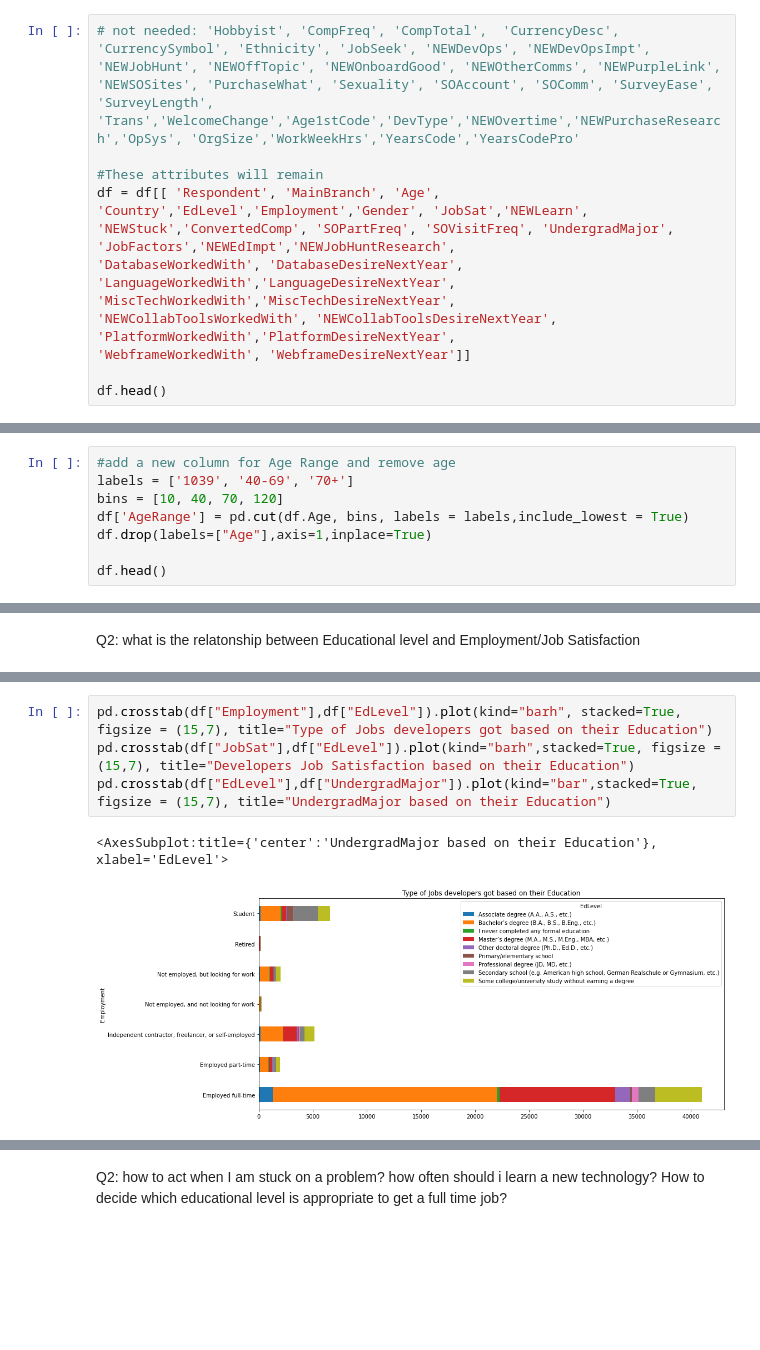
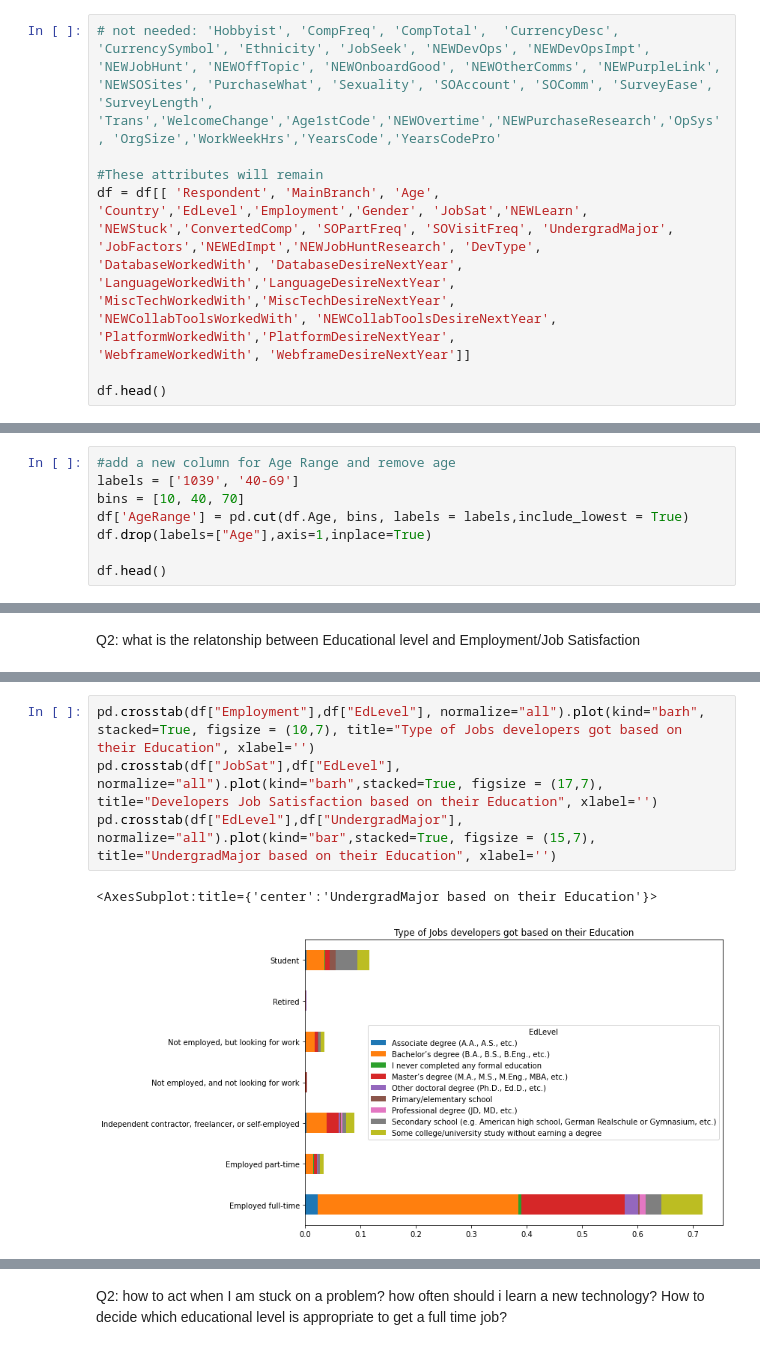
Before and after one commit to wandki/DSND-Data-Science-Blog-Post, a Jupyter notebook: StackOverflowDeveloperSurvey.ipynb, the cells around one changed output, grey strips where cells are left out. Saved outputs shown, nothing was run; the diff lists cells and outputs as text; blank space fills up the shorter version.

```diff
--- a/StackOverflowDeveloperSurvey.ipynb
+++ b/StackOverflowDeveloperSurvey.ipynb
@@ -24,10 +27,10 @@ df.head()
 # %% [markdown]
 - keep only columns we are interested in and remove out of scope columns
 # %%
-# not needed: 'Hobbyist', 'CompFreq', 'CompTotal',  'CurrencyDesc', 'CurrencySymbol', 'Ethnicity', 'JobSeek', 'NEWDevOps', 'NEWDevOpsImpt',  'NEWJobHunt', 'NEWOffTopic', 'NEWOnboardGood', 'NEWOtherComms', 'NEWPurpleLink', 'NEWSOSites', 'PurchaseWhat', 'Sexuality', 'SOAccount', 'SOComm', 'SurveyEase', 'SurveyLength', 'Trans','WelcomeChange','Age1stCode','DevType','NEWOvertime','NEWPurchaseResearch','OpSys', 'OrgSize','WorkWeekHrs','YearsCode','YearsCodePro'
+# not needed: 'Hobbyist', 'CompFreq', 'CompTotal',  'CurrencyDesc', 'CurrencySymbol', 'Ethnicity', 'JobSeek', 'NEWDevOps', 'NEWDevOpsImpt',  'NEWJobHunt', 'NEWOffTopic', 'NEWOnboardGood', 'NEWOtherComms', 'NEWPurpleLink', 'NEWSOSites', 'PurchaseWhat', 'Sexuality', 'SOAccount', 'SOComm', 'SurveyEase', 'SurveyLength', 'Trans','WelcomeChange','Age1stCode','NEWOvertime','NEWPurchaseResearch','OpSys', 'OrgSize','WorkWeekHrs','YearsCode','YearsCodePro'
 
 #These attributes will remain
-df = df[[ 'Respondent', 'MainBranch', 'Age', 'Country','EdLevel','Employment','Gender', 'JobSat','NEWLearn', 'NEWStuck','ConvertedComp', 'SOPartFreq', 'SOVisitFreq', 'UndergradMajor', 'JobFactors','NEWEdImpt','NEWJobHuntResearch',
+df = df[[ 'Respondent', 'MainBranch', 'Age', 'Country','EdLevel','Employment','Gender', 'JobSat','NEWLearn', 'NEWStuck','ConvertedComp', 'SOPartFreq', 'SOVisitFreq', 'UndergradMajor', 'JobFactors','NEWEdImpt','NEWJobHuntResearch', 'DevType',
 'DatabaseWorkedWith', 'DatabaseDesireNextYear',
 'LanguageWorkedWith','LanguageDesireNextYear',
 'MiscTechWorkedWith','MiscTechDesireNextYear',
@@ -48,8 +51,8 @@ df.head()
 - Create new column for Age Range and drop the "Age" (not needed)
 # %%
 #add a new column for Age Range and remove age
-labels = ['1039', '40-69', '70+']
-bins = [10, 40, 70, 120]
+labels = ['1039', '40-69']
+bins = [10, 40, 70]
 df['AgeRange'] = pd.cut(df.Age, bins, labels = labels,include_lowest = True)
 df.drop(labels=["Age"],axis=1,inplace=True)
 
@@ -213,7 +229,7 @@ Q2: what is the relatonship between Educational level and Employment/Job Satisfa
 # %%
-pd.crosstab(df["Employment"],df["EdLevel"]).plot(kind="barh", stacked=True, figsize = (15,7), title="Type of Jobs developers got based on their Education")
-pd.crosstab(df["JobSat"],df["EdLevel"]).plot(kind="barh",stacked=True, figsize = (15,7), title="Developers Job Satisfaction based on their Education")
-pd.crosstab(df["EdLevel"],df["UndergradMajor"]).plot(kind="bar",stacked=True, figsize = (15,7), title="UndergradMajor based on their Education")
+pd.crosstab(df["Employment"],df["EdLevel"], normalize="all").plot(kind="barh", stacked=True, figsize = (10,7), title="Type of Jobs developers got based on their Education", xlabel='')
+pd.crosstab(df["JobSat"],df["EdLevel"], normalize="all").plot(kind="barh",stacked=True, figsize = (17,7), title="Developers Job Satisfaction based on their Education", xlabel='')
+pd.crosstab(df["EdLevel"],df["UndergradMajor"], normalize="all").plot(kind="bar",stacked=True, figsize = (15,7), title="UndergradMajor based on their Education", xlabel='')
 # %% [output]
-<AxesSubplot:title={'center':'UndergradMajor based on their Education'}, xlabel='EdLevel'>
+<AxesSubplot:title={'center':'UndergradMajor based on their Education'}>
-[figure, old version]
+[figure, new version]
```
Also changed, not shown: parts of 18 cells of this notebook, 1 other file.
